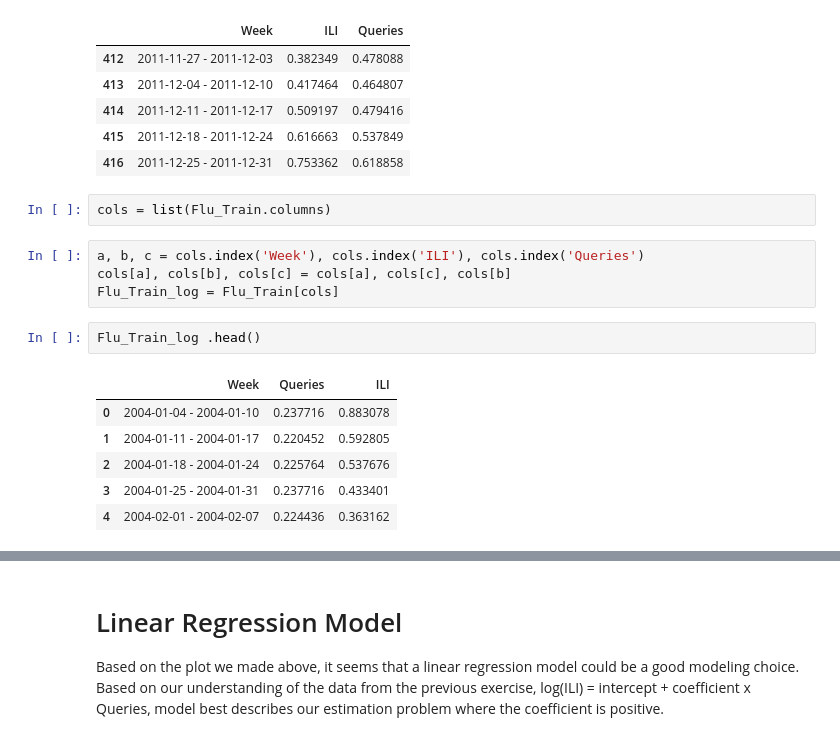
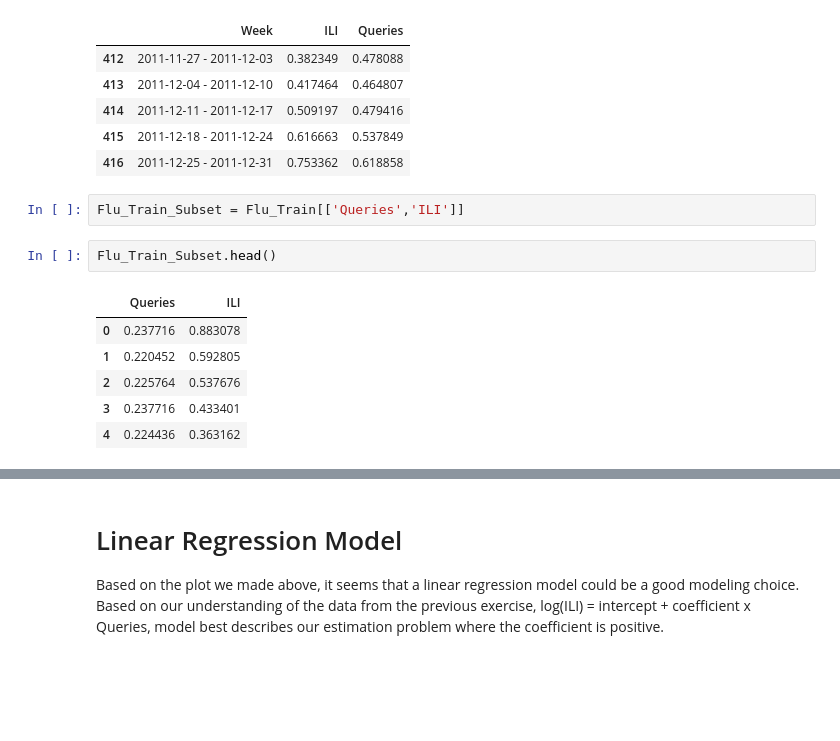
Before and after one commit to SunitaC-coder/Detecting-Flu-Epidemic, a Jupyter notebook: DetectingFluEpidemics.ipynb, the cells around one changed output, grey strips where cells are left out. Drawn from its saved outputs; the diff is of its cells as text; blank space fills up the shorter version.

```diff
--- a/DetectingFluEpidemics.ipynb
+++ b/DetectingFluEpidemics.ipynb
@@ -115,18 +115,14 @@ Flu_Train.tail()
 | 414 | 2011-12-11 - 2011-12-17 | 0.509197 | 0.479416 |
 | 415 | 2011-12-18 - 2011-12-24 | 0.616663 | 0.537849 |
 | 416 | 2011-12-25 - 2011-12-31 | 0.753362 | 0.618858 |
-# %%
-cols = list(Flu_Train.columns)
-# %%
-a, b, c = cols.index('Week'), cols.index('ILI'), cols.index('Queries')
-cols[a], cols[b], cols[c] = cols[a], cols[c], cols[b]
-Flu_Train_log = Flu_Train[cols]
+# %%
+Flu_Train_Subset = Flu_Train[['Queries','ILI']]
 # %%
-Flu_Train_log .head()
+Flu_Train_Subset.head()
 # %% [output]
-|  | Week | Queries | ILI |
-| 0 | 2004-01-04 - 2004-01-10 | 0.237716 | 0.883078 |
-| 1 | 2004-01-11 - 2004-01-17 | 0.220452 | 0.592805 |
-| 2 | 2004-01-18 - 2004-01-24 | 0.225764 | 0.537676 |
-| 3 | 2004-01-25 - 2004-01-31 | 0.237716 | 0.433401 |
-| 4 | 2004-02-01 - 2004-02-07 | 0.224436 | 0.363162 |
+|  | Queries | ILI |
+| 0 | 0.237716 | 0.883078 |
+| 1 | 0.220452 | 0.592805 |
+| 2 | 0.225764 | 0.537676 |
+| 3 | 0.237716 | 0.433401 |
+| 4 | 0.224436 | 0.363162 |
```
Also changed, not shown: parts of 12 cells of this notebook.
